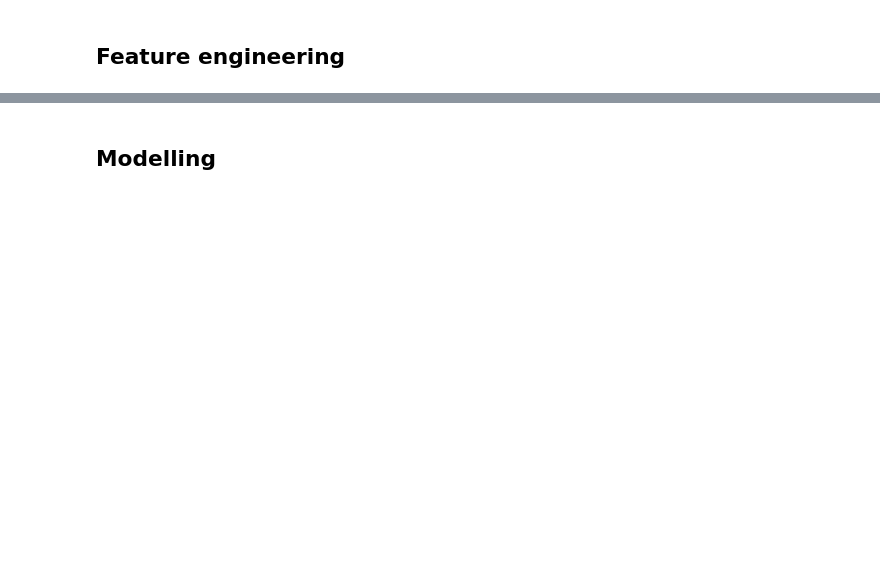
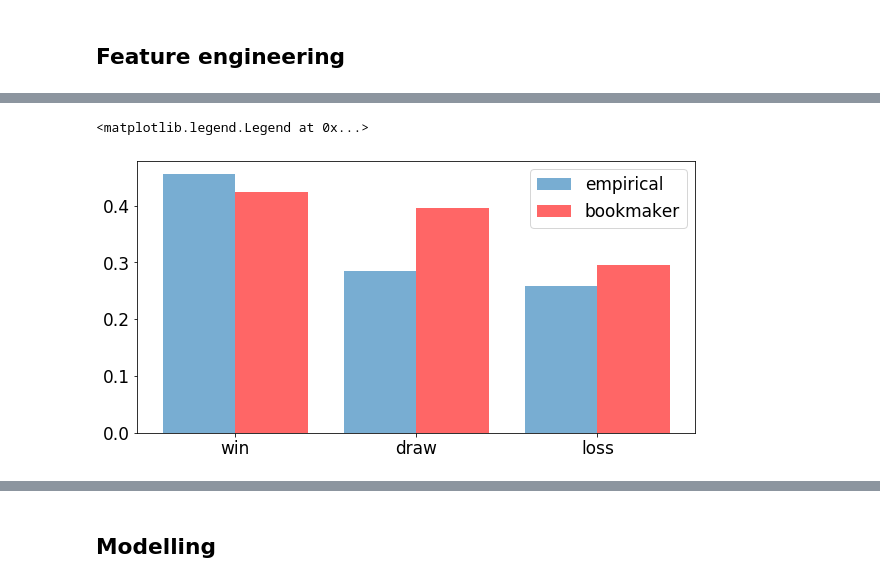
Before and after one commit to javiermas/soccer-predictions, a Jupyter notebook: notebooks/jma_05_modelling.ipynb, the cells around one changed output, grey strips where cells are left out. Saved outputs shown, nothing was run; the diff lists cells and outputs as text; code cells hidden in the pictures; blank space fills up the shorter version.

```diff
--- a/notebooks/jma_05_modelling.ipynb
+++ b/notebooks/jma_05_modelling.ipynb
@@ -183,0 +321,18 @@ feature_matrix.head()
+# %%
+sub_data = feature_matrix.dropna(subset=['odd_value_X'])
+empirical_probs = sub_data['result_num'].value_counts(normalize=True)
+bookmaker_probs = pd.Series({
+    'win': (1/sub_data['odd_value_1']).mean(),
+    'draw': (1/sub_data['odd_value_X']).mean(),
+    'loss': (1/sub_data['odd_value_2']).mean(),
+})
+_x = np.arange(empirical_probs.shape[0])
+fig, ax = plt.subplots(figsize=(10, 5))
+ax.set_xticks(_x)
+ax.set_xticklabels(bookmaker_probs.keys())
+ax.bar(_x - 0.2, empirical_probs.values, alpha=0.6, label='empirical', width=0.4)
+ax.bar(_x + 0.2, bookmaker_probs.values, color='red', alpha=0.6, label='bookmaker', width=0.4)
+plt.legend()
+# %% [output]
+<matplotlib.legend.Legend at 0x...>
+[figure, added]
```
Also changed, not shown: parts of 73 cells of this notebook, 7 other files.
